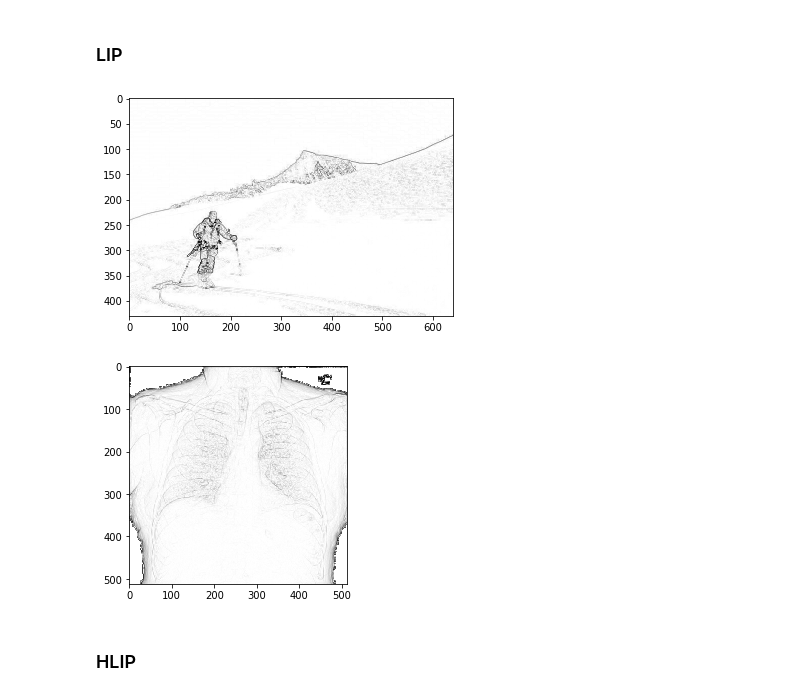
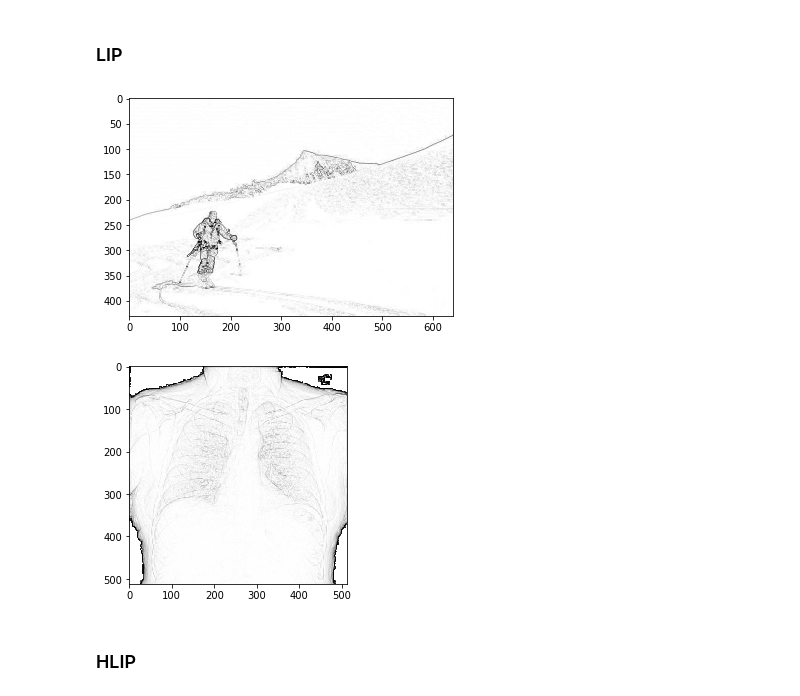
Before and after one commit to CTS-crypto/Logarithmic-Image-Processing, a Jupyter notebook: logimg/filter_sobel.ipynb, the cells around one changed output. Cells and saved outputs as stored; diff of their text form; code cells hidden in the pictures.

```diff
--- a/logimg/filter_sobel.ipynb
+++ b/logimg/filter_sobel.ipynb
@@ -44,22 +44,24 @@ plt.show()
 # %%
 js=LIPSpace()
 
 ja=js.equation(js.gray_tone(a))
 
 sja=js.inverse_gray_tone(js.inverse_equation(sobel(ja)))
 
 plt.imshow(sja,cmap='gray',interpolation='nearest')
 plt.show()
 
-jb=js.equation(js.gray_tone(b))
+js2=LIPSpace(1)
 
-sjb=js.inverse_gray_tone(js.inverse_equation(sobel(jb)))
+jb=js2.equation(js2.gray_tone(b))
+
+sjb=js2.inverse_gray_tone(js2.inverse_equation(sobel(jb)))
 
 plt.imshow(sjb,cmap='gray',interpolation='nearest')
 plt.show()
 # %% [output]
 [figure]
-[figure, old version]
+[figure, new version]
 # %% [markdown]
 ### HLIP
 # %%
```
Also changed, not shown: parts of 2 cells of this notebook, 5 other files.
